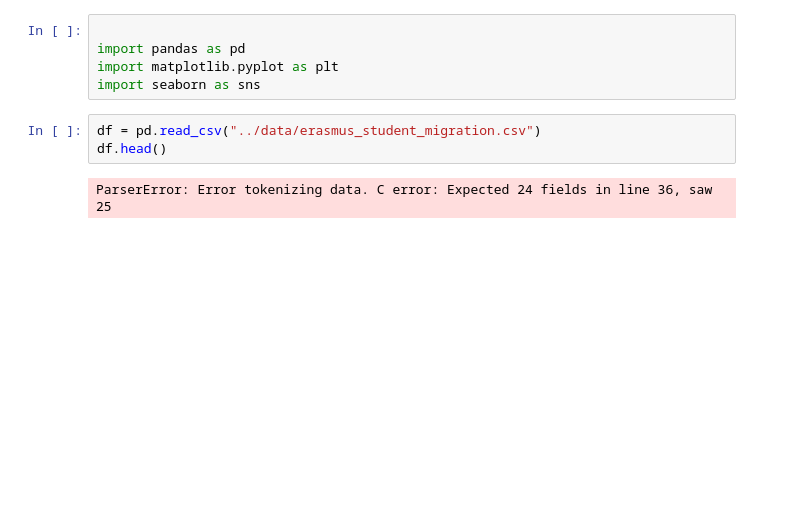
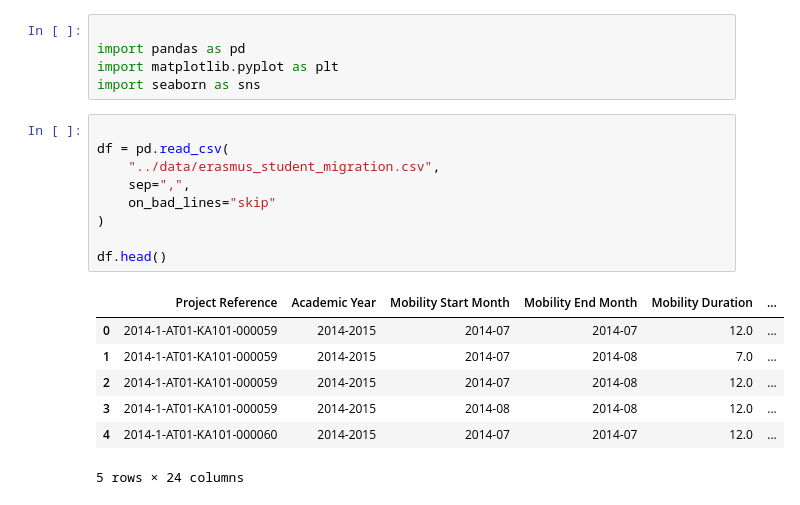
Before and after one commit to broken99records/STICS-Data-Analysis, a Jupyter notebook: notebook/erasmusMigrationAnalysis.ipynb, the cells around one changed output. Cells and saved outputs as stored; diff of their text form; blank space fills up the shorter version.

```diff
--- a/notebook/erasmusMigrationAnalysis.ipynb
+++ b/notebook/erasmusMigrationAnalysis.ipynb
@@ -4,10 +4,22 @@ import pandas as pd
 import matplotlib.pyplot as plt
 import seaborn as sns
 # %%
-df = pd.read_csv("../data/erasmus_student_migration.csv")
+
+df = pd.read_csv(
+    "../data/erasmus_student_migration.csv",
+    sep=",",
+    on_bad_lines="skip"
+)
+
 df.head()
 # %% [output]
+|  | Project Reference | Academic Year | Mobility Start Month | Mobility End Month | Mobility Duration | ... |
+| 0 | 2014-1-AT01-KA101-000059 | 2014-2015 | 2014-07 | 2014-07 | 12.0 | ... |
+| 1 | 2014-1-AT01-KA101-000059 | 2014-2015 | 2014-07 | 2014-08 | 7.0 | ... |
+| 2 | 2014-1-AT01-KA101-000059 | 2014-2015 | 2014-07 | 2014-08 | 12.0 | ... |
+| 3 | 2014-1-AT01-KA101-000059 | 2014-2015 | 2014-08 | 2014-08 | 12.0 | ... |
+| 4 | 2014-1-AT01-KA101-000060 | 2014-2015 | 2014-07 | 2014-07 | 12.0 | ... |
-ParserError: Error tokenizing data. C error: Expected 24 fields in line 36, saw 25
+5 rows × 24 columns
 # %%
 df.info()
 df.describe()
```
Also changed, not shown: parts of 3 cells of this notebook, 3 other files.
